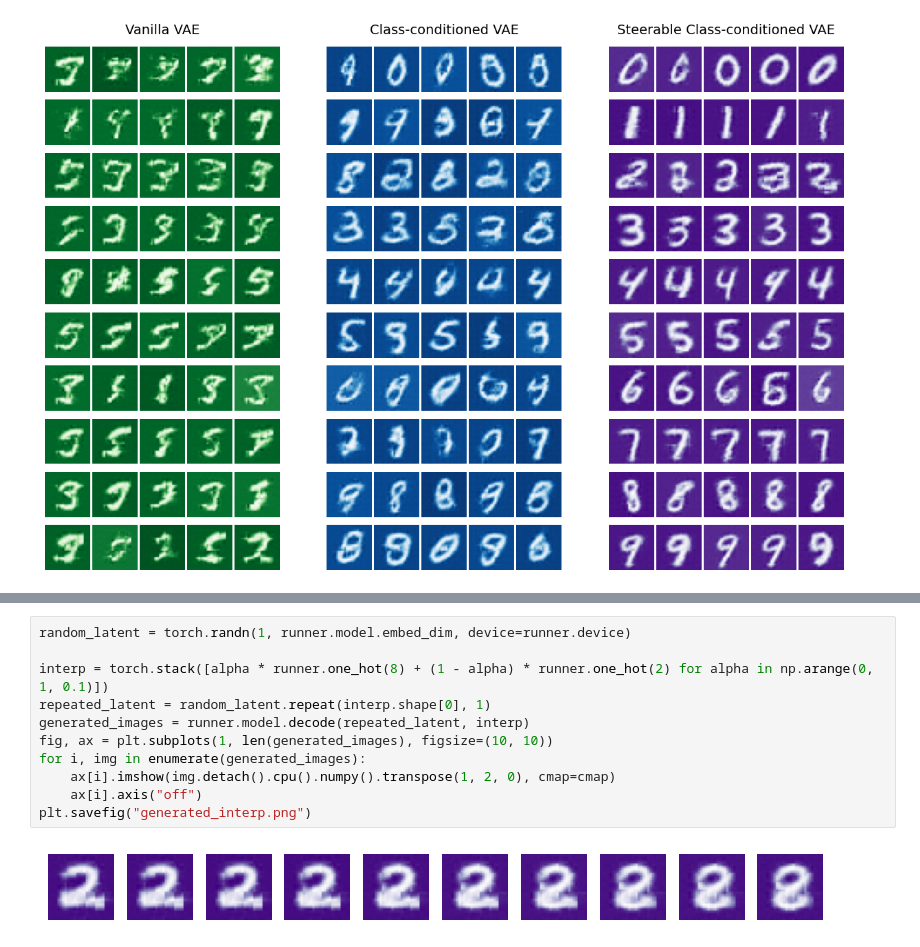
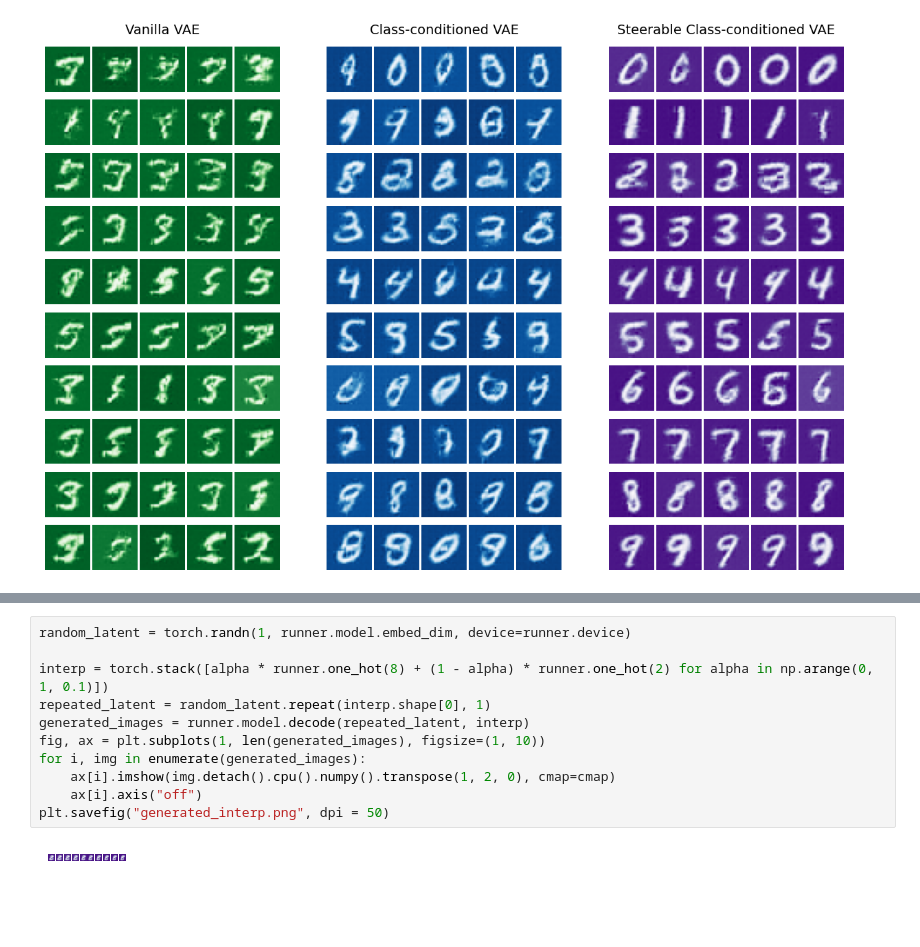
Before and after one commit to jordanlei/img-gen-transformer, a Jupyter notebook: demos/model_analysis.ipynb, the cells around one changed output, grey strips where cells are left out. Saved outputs shown, nothing was run; the diff lists cells and outputs as text; blank space fills up the shorter version.

Commit message:
image cleanup

```diff
--- a/demos/model_analysis.ipynb
+++ b/demos/model_analysis.ipynb
@@ -166,16 +166,16 @@ plt.savefig("model_embeddings.png")
 # %%
 random_latent = torch.randn(1, runner.model.embed_dim, device=runner.device)
 
 interp = torch.stack([alpha * runner.one_hot(8) + (1 - alpha) * runner.one_hot(2) for alpha in np.arange(0, 1, 0.1)])
 repeated_latent = random_latent.repeat(interp.shape[0], 1)
 generated_images = runner.model.decode(repeated_latent, interp)
-fig, ax = plt.subplots(1, len(generated_images), figsize=(10, 10))
+fig, ax = plt.subplots(1, len(generated_images), figsize=(1, 10))
 for i, img in enumerate(generated_images):
     ax[i].imshow(img.detach().cpu().numpy().transpose(1, 2, 0), cmap=cmap)
     ax[i].axis("off")
-plt.savefig("generated_interp.png")
+plt.savefig("generated_interp.png", dpi = 50)
 # %% [output]
-[figure, old version]
+[figure, new version]
 # %%
 interp = torch.stack([0.5 * runner.one_hot(i) + 0.5 * runner.one_hot(j) for i in range(10) for j in range(10)])
 repeated_latent = random_latent.repeat(interp.shape[0], 1)
```
Also changed, not shown: parts of 2 cells of this notebook, 1 other file.
